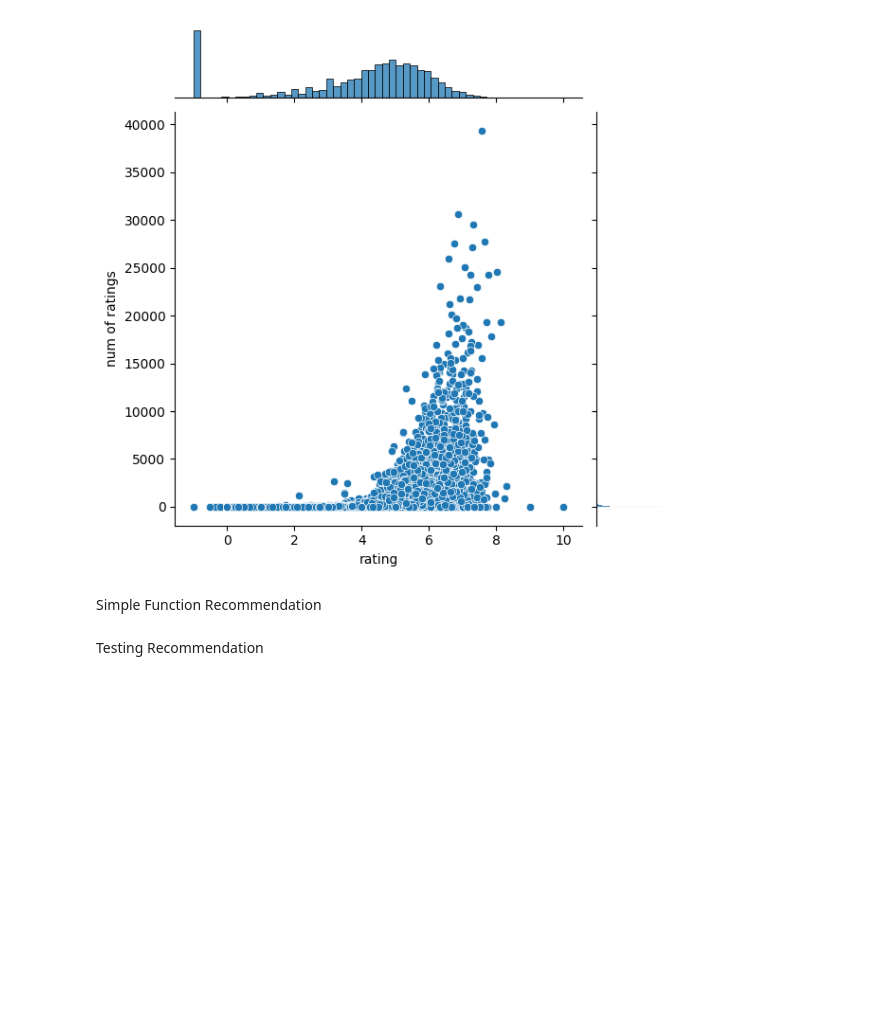
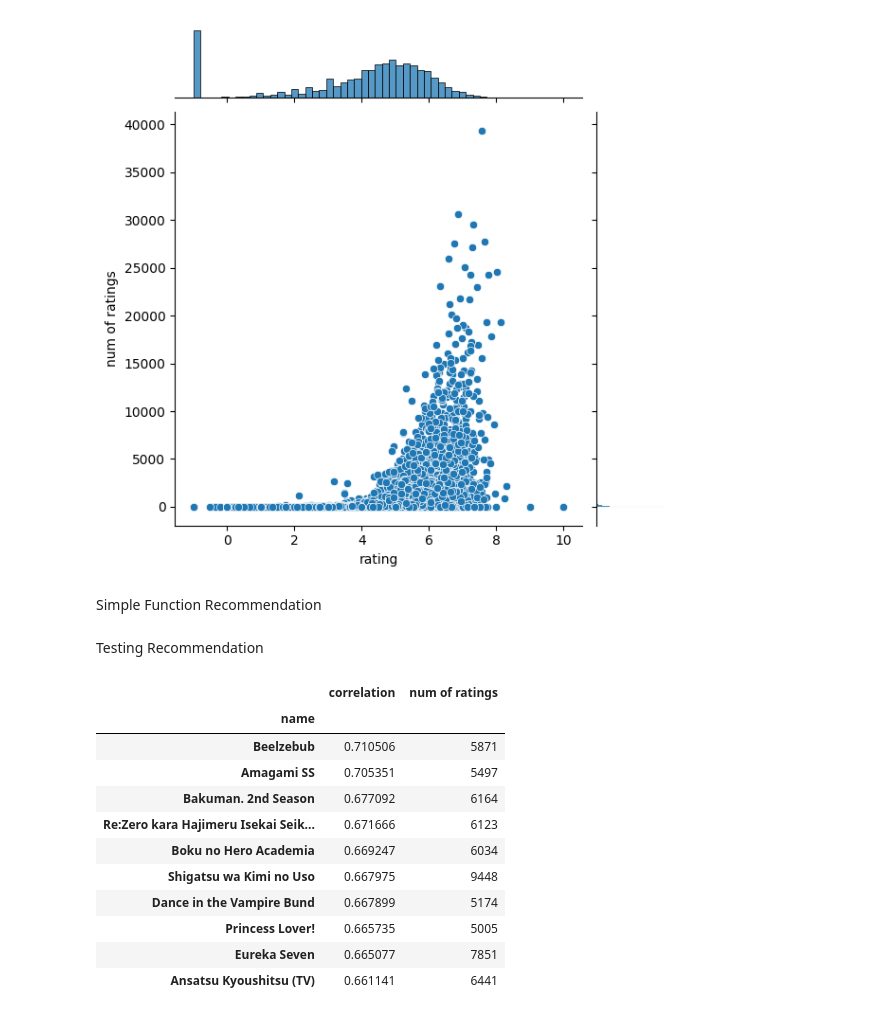
Before and after one commit to nadeap/Anime-Recommender-System, a Jupyter notebook: simple recom.ipynb, the cells around one changed output. Cells and saved outputs as stored; diff of their text form; code cells hidden in the pictures; blank space fills up the shorter version.

```diff
--- a/simple recom.ipynb
+++ b/simple recom.ipynb
@@ -195,3 +195,18 @@ def get_recom(name):
     return corr_anime.head(10)
 # %% [markdown]
 Testing Recommendation
+# %%
+get_recom('Kimi no Na wa.')
+# %% [output]
+|  | correlation | num of ratings |
+| name |  |  |
+| Beelzebub | 0.710506 | 5871 |
+| Amagami SS | 0.705351 | 5497 |
+| Bakuman. 2nd Season | 0.677092 | 6164 |
+| Re:Zero kara Hajimeru Isekai Seik... | 0.671666 | 6123 |
+| Boku no Hero Academia | 0.669247 | 6034 |
+| Shigatsu wa Kimi no Uso | 0.667975 | 9448 |
+| Dance in the Vampire Bund | 0.667899 | 5174 |
+| Princess Lover! | 0.665735 | 5005 |
+| Eureka Seven | 0.665077 | 7851 |
+| Ansatsu Kyoushitsu (TV) | 0.661141 | 6441 |
```
Also changed, not shown: parts of 1 cell of this notebook.
